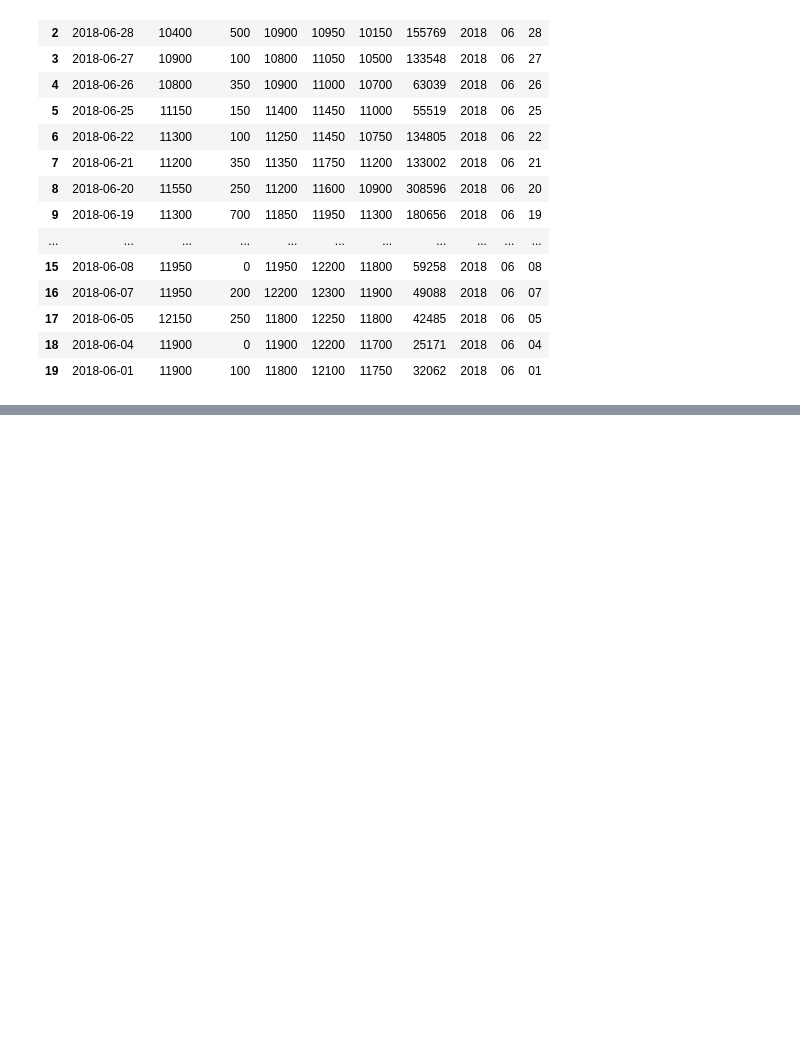
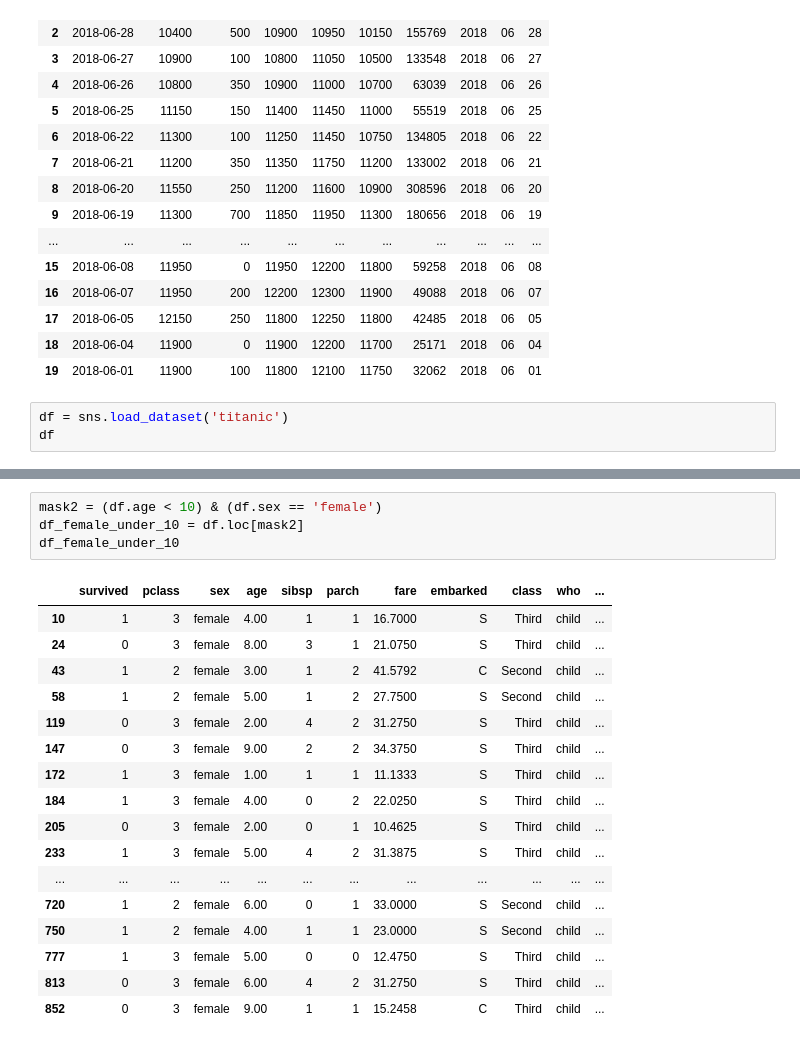
Before and after one commit to DevFrog92/pandas, a Jupyter notebook: chapter06.ipynb, the cells around one changed output, grey strips where cells are left out. Drawn from its saved outputs; the diff is of its cells as text; blank space fills up the shorter version.

```diff
--- a/chapter06.ipynb
+++ b/chapter06.ipynb
@@ -388,3 +388,6 @@ df
 | 17 | 2018-06-05 | 12150 | 250 | 11800 | 12250 | 11800 | 42485 | 2018 | 06 | 05 |
 | 18 | 2018-06-04 | 11900 | 0 | 11900 | 12200 | 11700 | 25171 | 2018 | 06 | 04 |
 | 19 | 2018-06-01 | 11900 | 100 | 11800 | 12100 | 11750 | 32062 | 2018 | 06 | 01 |
+# %%
+df = sns.load_dataset('titanic')
+df
@@ -390,0 +457,22 @@ df
+# %%
+mask2 = (df.age < 10) & (df.sex == 'female')
+df_female_under_10 = df.loc[mask2]
+df_female_under_10
+# %% [output]
+|  | survived | pclass | sex | age | sibsp | parch | fare | embarked | class | who | ... |
+| 10 | 1 | 3 | female | 4.00 | 1 | 1 | 16.7000 | S | Third | child | ... |
+| 24 | 0 | 3 | female | 8.00 | 3 | 1 | 21.0750 | S | Third | child | ... |
+| 43 | 1 | 2 | female | 3.00 | 1 | 2 | 41.5792 | C | Second | child | ... |
+| 58 | 1 | 2 | female | 5.00 | 1 | 2 | 27.7500 | S | Second | child | ... |
+| 119 | 0 | 3 | female | 2.00 | 4 | 2 | 31.2750 | S | Third | child | ... |
+| 147 | 0 | 3 | female | 9.00 | 2 | 2 | 34.3750 | S | Third | child | ... |
+| 172 | 1 | 3 | female | 1.00 | 1 | 1 | 11.1333 | S | Third | child | ... |
+| 184 | 1 | 3 | female | 4.00 | 0 | 2 | 22.0250 | S | Third | child | ... |
+| 205 | 0 | 3 | female | 2.00 | 0 | 1 | 10.4625 | S | Third | child | ... |
+| 233 | 1 | 3 | female | 5.00 | 4 | 2 | 31.3875 | S | Third | child | ... |
+| ... | ... | ... | ... | ... | ... | ... | ... | ... | ... | ... | ... |
+| 720 | 1 | 2 | female | 6.00 | 0 | 1 | 33.0000 | S | Second | child | ... |
+| 750 | 1 | 2 | female | 4.00 | 1 | 1 | 23.0000 | S | Second | child | ... |
+| 777 | 1 | 3 | female | 5.00 | 0 | 0 | 12.4750 | S | Third | child | ... |
+| 813 | 0 | 3 | female | 6.00 | 4 | 2 | 31.2750 | S | Third | child | ... |
+| 852 | 0 | 3 | female | 9.00 | 1 | 1 | 15.2458 | C | Third | child | ... |
```
Also changed, not shown: parts of 13 cells of this notebook.
